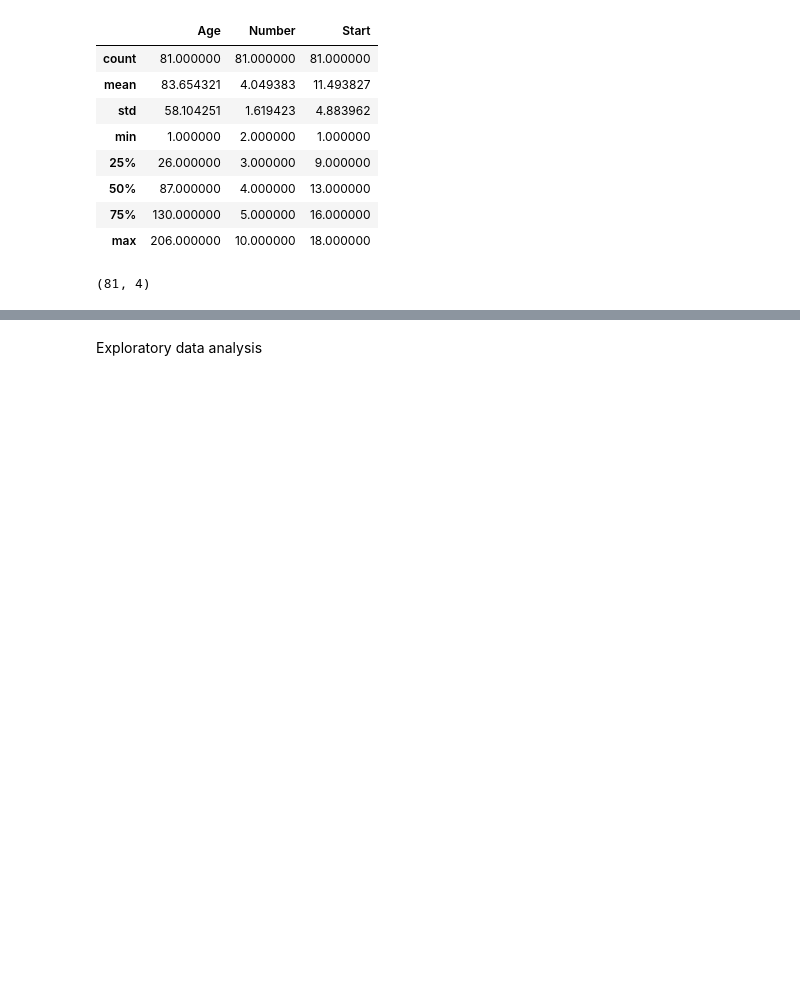
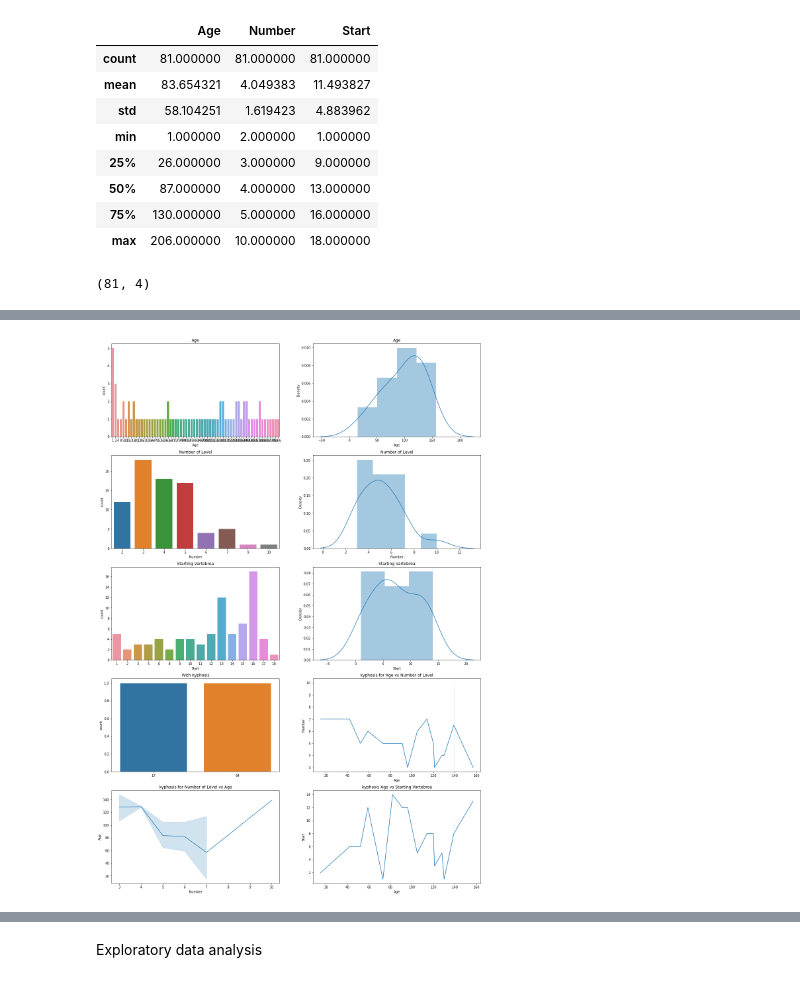
Before and after one commit to arindamdeyofficial/vertebraeSurgeryRiskFactor, a Jupyter notebook: Group307_kyphosis.ipynb, the cells around one changed output, grey strips where cells are left out. Drawn from its saved outputs; the diff is of its cells as text; code cells hidden in the pictures; blank space fills up the shorter version.

```diff
--- a/Group307_kyphosis.ipynb
+++ b/Group307_kyphosis.ipynb
@@ -92,0 +72,56 @@ plt.show()
+# %%
+#Number === number of levels involved
+#Start === starting vertebrae level of the surgery
+
+n_rows=5
+n_cols=2
+width=20
+height=30
+
+fig,ax=plt.subplots(n_rows,n_cols,sharex=False,sharey=False,figsize=(width,height))
+#Data normalisation view
+wk = df[df["Kyphosis"]=="present"]
+
+#Age
+g = sns.countplot(df["Age"], ax=ax[0,0])
+ax[0,0].set_title("Age")
+
+g = sns.distplot(wk["Age"], ax=ax[0,1])
+ax[0,1].set_title("Age")
+
+#Number
+g = sns.countplot(df["Number"], ax=ax[1,0])
+ax[1,0].set_title("Number of Level")
+
+g = sns.distplot(wk["Number"], ax=ax[1,1])
+ax[1,1].set_title("Number of Level")
+
+#Start
+g = sns.countplot(df["Start"], ax=ax[2,0])
+ax[2,0].set_title("Starting Vartebrea")
+
+g = sns.distplot(wk["Start"], ax=ax[2,1])
+ax[2,1].set_title("Starting Vartebrea")
+
+#count kyphosis
+l = len(df[df["Kyphosis"]=="present"])
+g = sns.countplot([l,len(df)-l], ax=ax[3,0])
+ax[3,0].set_title("With Kyphosis")
+
+#Count kyphosis for Age vs Number of Level
+#Having kyphosis Age vs Number Lineplot Age in X axis
+wk = df[df["Kyphosis"]=="present"]
+g = sns.lineplot(data=wk, x="Age", y="Number", ax=ax[3,1])
+ax[3,1].set_title("kyphosis for Age vs Number of Level")
+
+#Having kyphosis Number vs Age Countplot Number in X axis
+g = sns.lineplot(data=wk, x="Number", y="Age", ax=ax[4,0])
+ax[4,0].set_title("kyphosis for Number of Level vs Age")
+
+#Having kyphosis Age vs Starting Vartebrea
+g = sns.lineplot(data=wk, x="Age", y="Start",  ax=ax[4,1])
+ax[4,1].set_title("kyphosis Age vs Starting Vartebrea")
+
+plt.show()
+# %% [output]
+[figure, added]
```
Also changed, not shown: parts of 29 cells of this notebook.
